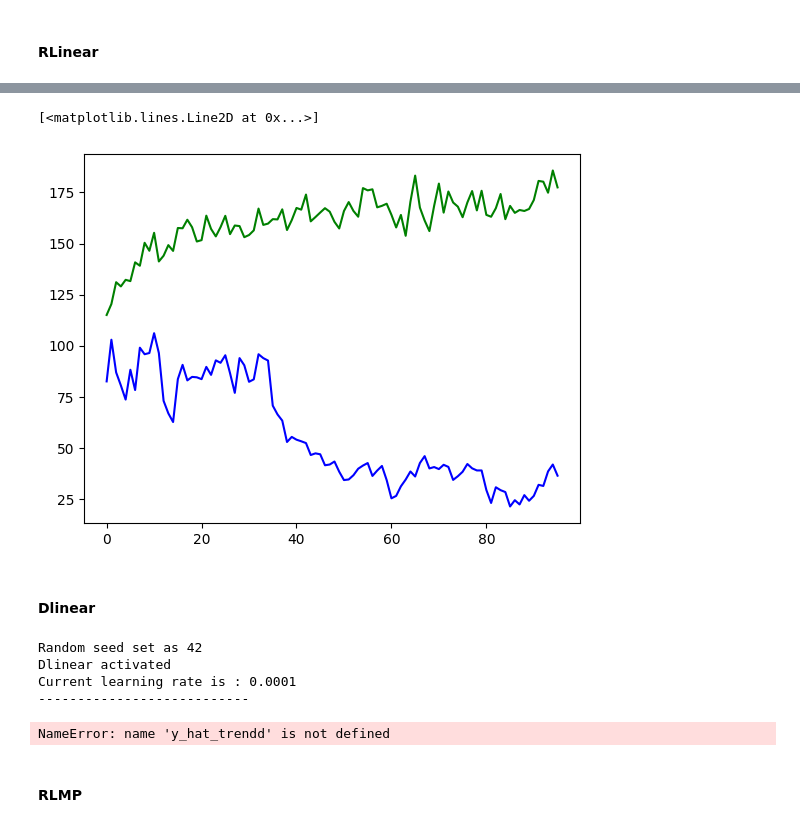
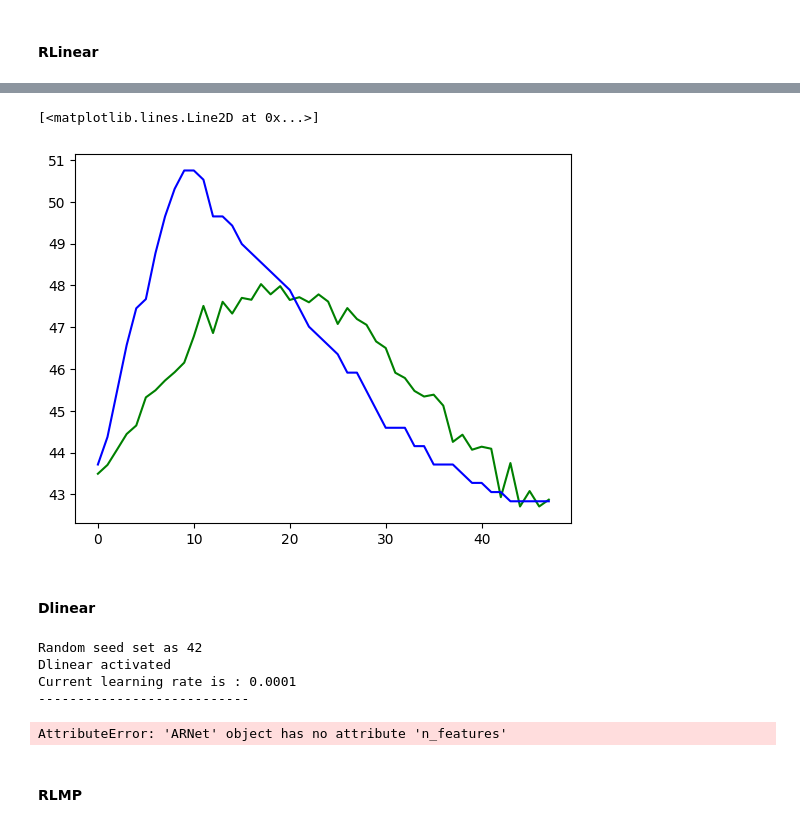
Before and after one commit to nickhanabah/time_series_experiment, a Jupyter notebook: experiments.ipynb, the cells around one changed output, grey strips where cells are left out. Cells and saved outputs as stored; diff of their text form; code cells hidden in the pictures.

```diff
--- a/experiments.ipynb
+++ b/experiments.ipynb
@@ -22,13 +22,13 @@ training_df, val_df, test_df = split_dataset(ETTm2, remain_same = False)
 # %% [markdown]
 #### Global Parameters
 # %%
-p_lag = 720
-future_steps = round(720/2)
+p_lag = 96
+future_steps = round(48)
 batch_size = 8
 epochs = 8
 learning_rate=1.e-4
 decomp_kernel_size = 24
-number_of_forecasts = 1
+number_of_forecasts = 100
 target_column = ['OT']
 feature_columns = [i for i in training_df.columns]
 # %% [markdown]
@@ -77,0 +77,3 @@ KeyboardInterrupt:
+# %%
+test_data = DataLoader(TimeSeriesDataset(val_df,future_steps= future_steps, target_column = target_column,feature_columns=feature_columns,p_lag=p_lag), batch_size=batch_size,drop_last=True)
+plot_multistep_forecast(test_data=test_data, neural_net=net, future_steps=future_steps, number_of_forecasts=number_of_forecasts)
@@ -78,25 +82,26 @@ KeyboardInterrupt:
 # %%
 import matplotlib.pyplot as plt
 neti = net.eval()
 for i, (inputs, targets) in enumerate(test_data):
-    if i == 3:
+    if i == 150:
         break
     else:
         output = neti(inputs)
         #print(output[1,:].tolist())
         #print(targets[1,0,:].tolist())
 
 plt.plot(output[1,:].tolist(), 'g')
 plt.plot(targets[1,0,:].tolist(), 'b')
 # %% [output]
 [<matplotlib.lines.Line2D at 0x...>]
-[figure, old version]
+[figure, new version]
 # %% [markdown]
 #### Dlinear
 # %%
 net, res = train(
             epochs = epochs,
-            n_features=len(feature_columns),
+            n_continous_features=7,
+            n_categorial_features=5,
             p_lag=  p_lag,
             future_steps = future_steps,
             training_df = training_df,
@@ -118,7 +123,7 @@ Random seed set as 42
 Dlinear activated
 Current learning rate is : 0.0001
 ---------------------------
-NameError: name 'y_hat_trendd' is not defined
+AttributeError: 'ARNet' object has no attribute 'n_features'
 # %% [markdown]
 #### RLMP
 # %%
```
Also changed, not shown: parts of 2 cells of this notebook, 1 other file.
